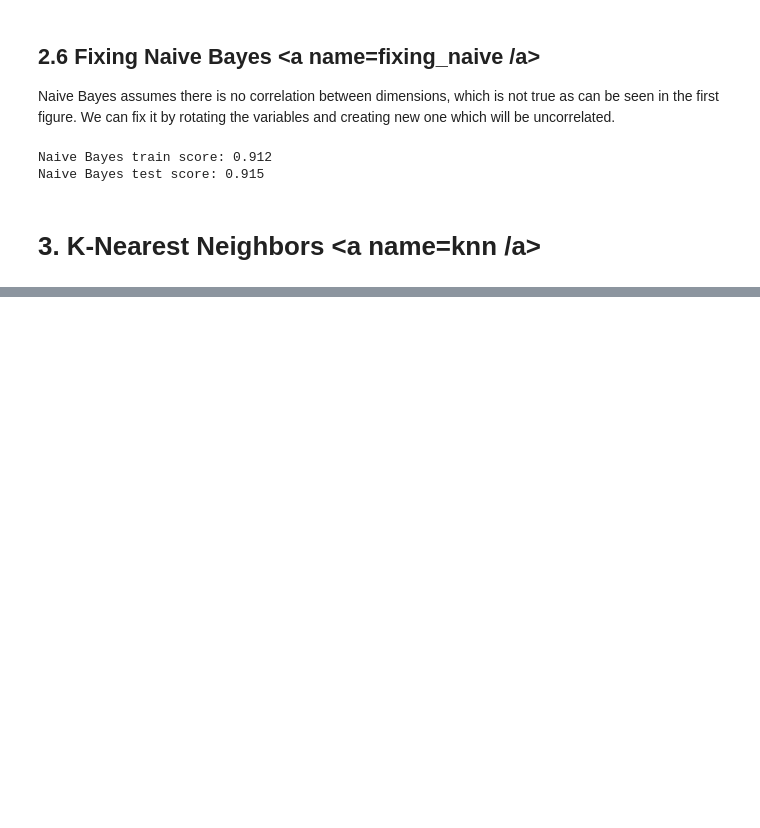
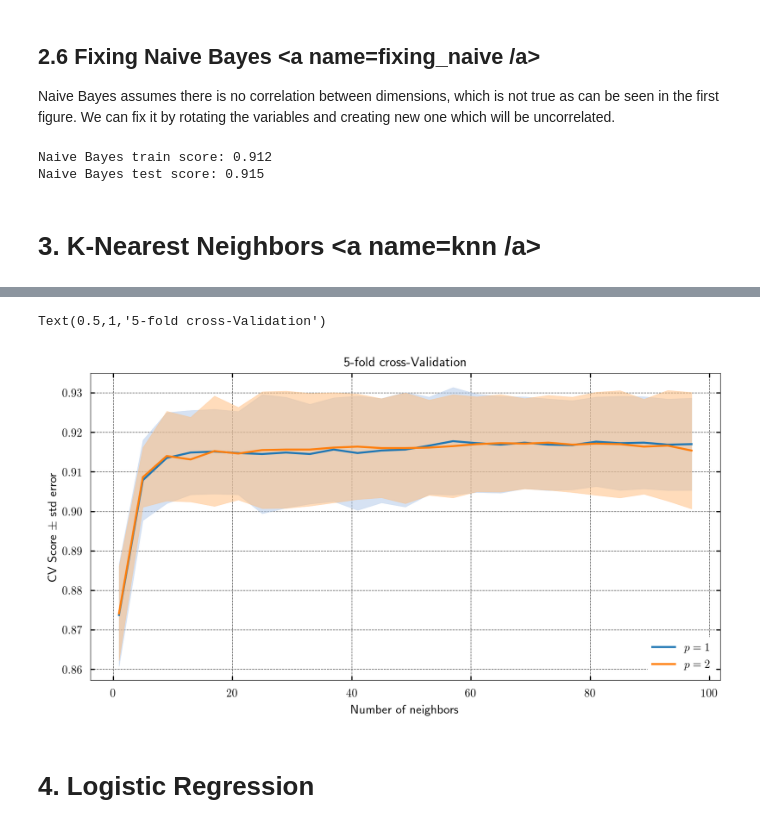
Before and after one commit to dkajtoch/Machine-Learning-Tutorials, a Jupyter notebook: Classification_Tutorial.ipynb, the cells around one changed output, grey strips where cells are left out. Saved outputs shown, nothing was run; the diff lists cells and outputs as text; code cells hidden in the pictures; blank space fills up the shorter version.

```diff
--- a/Classification_Tutorial.ipynb
+++ b/Classification_Tutorial.ipynb
@@ -327,3 +327,20 @@ Naive Bayes train score: 0.912
 Naive Bayes test score: 0.915
 # %% [markdown]
 # 3. K-Nearest Neighbors <a name=knn /a>
+# %%
+from sklearn.neighbors import KNeighborsClassifier
+from sklearn.model_selection import GridSearchCV
+
+param_grid = {'n_neighbors':np.arange(1,100,4),
+              'p':[1,2]
+             }
+
+knc = KNeighborsClassifier()
+
+clf = GridSearchCV( estimator=knc,
+                    param_grid=param_grid,
+                    cv=5,
+                    verbose=True
+                  )
+
+clf.fit( X_train, y_train )
@@ -329,0 +359,39 @@ Naive Bayes test score: 0.915
+# %%
+plot_n_neighbors = np.array( [clf.cv_results_['params'][i]['n_neighbors'] for i in range(0, 50)] )
+plot_p = np.array( [clf.cv_results_['params'][i]['p'] for i in range(0, 50)] )
+plot_mean = clf.cv_results_['mean_test_score']
+plot_std = clf.cv_results_['std_test_score']
+
+plt.close()
+
+fig, ax = plt.subplots()
+
+# Manhattan metric
+ax.plot( plot_n_neighbors[::2], plot_mean[::2],
+         c=color_palette[0],
+         label='$p=1$'
+       )
+ax.fill_between( plot_n_neighbors[::2], plot_mean[::2]-2.*plot_std[::2], plot_mean[::2]+2.*plot_std[::2],
+                 color=color_palette[1],
+                 alpha=0.5
+               )
+
+# Euclidean metric
+ax.plot( plot_n_neighbors[1::2], plot_mean[1::2],
+         c=color_palette[2],
+         label='$p=2$'
+       )
+ax.fill_between( plot_n_neighbors[1::2], plot_mean[1::2]-2.*plot_std[1::2], plot_mean[1::2]+2.*plot_std[1::2],
+                 color=color_palette[3],
+                 alpha=0.5
+               )
+
+ax.legend(loc='lower right')
+ax.set_xlabel('Number of neighbors')
+ax.set_ylabel('CV Score $\pm$ std error')
+ax.set_title('5-fold cross-Validation')
+# %% [output]
+Text(0.5,1,'5-fold cross-Validation')
+[figure, added]
+# %% [markdown]
+# 4. Logistic Regression
```
Also changed, not shown: parts of 8 cells of this notebook, 1 other file.
